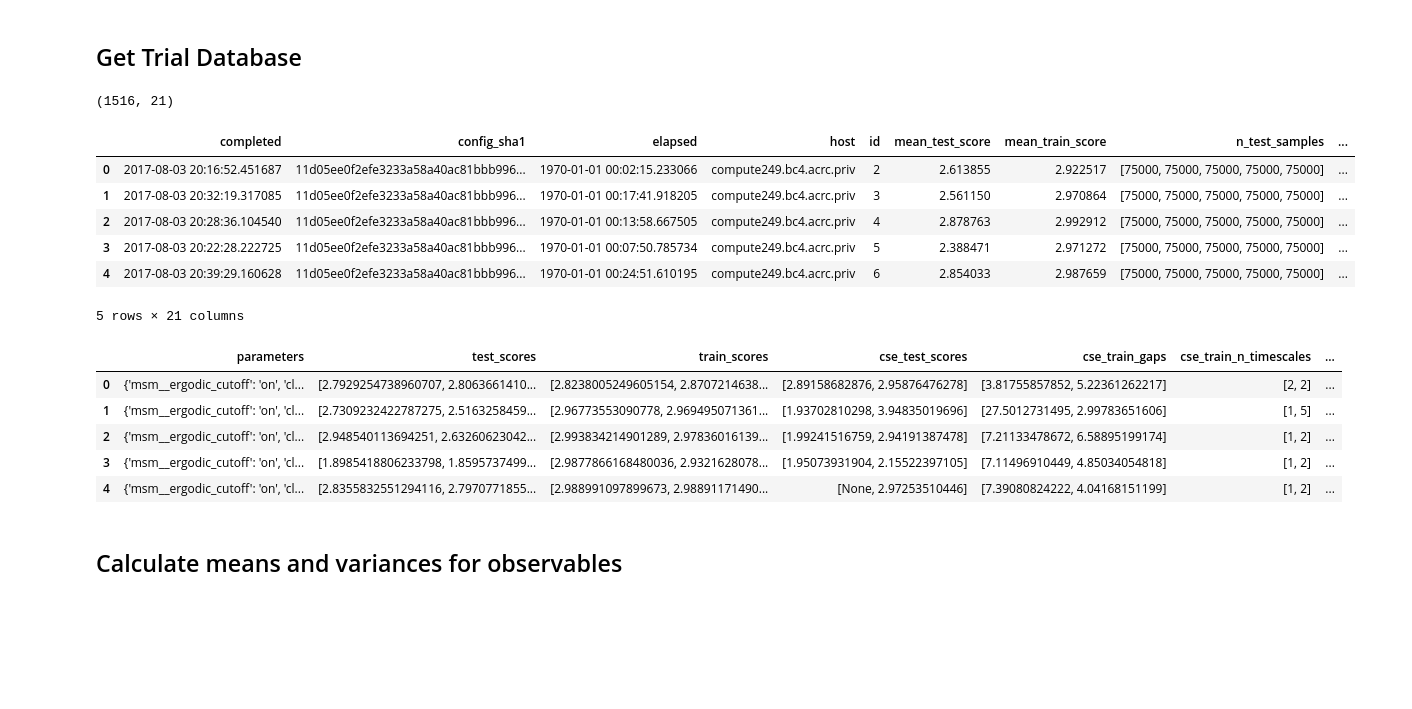
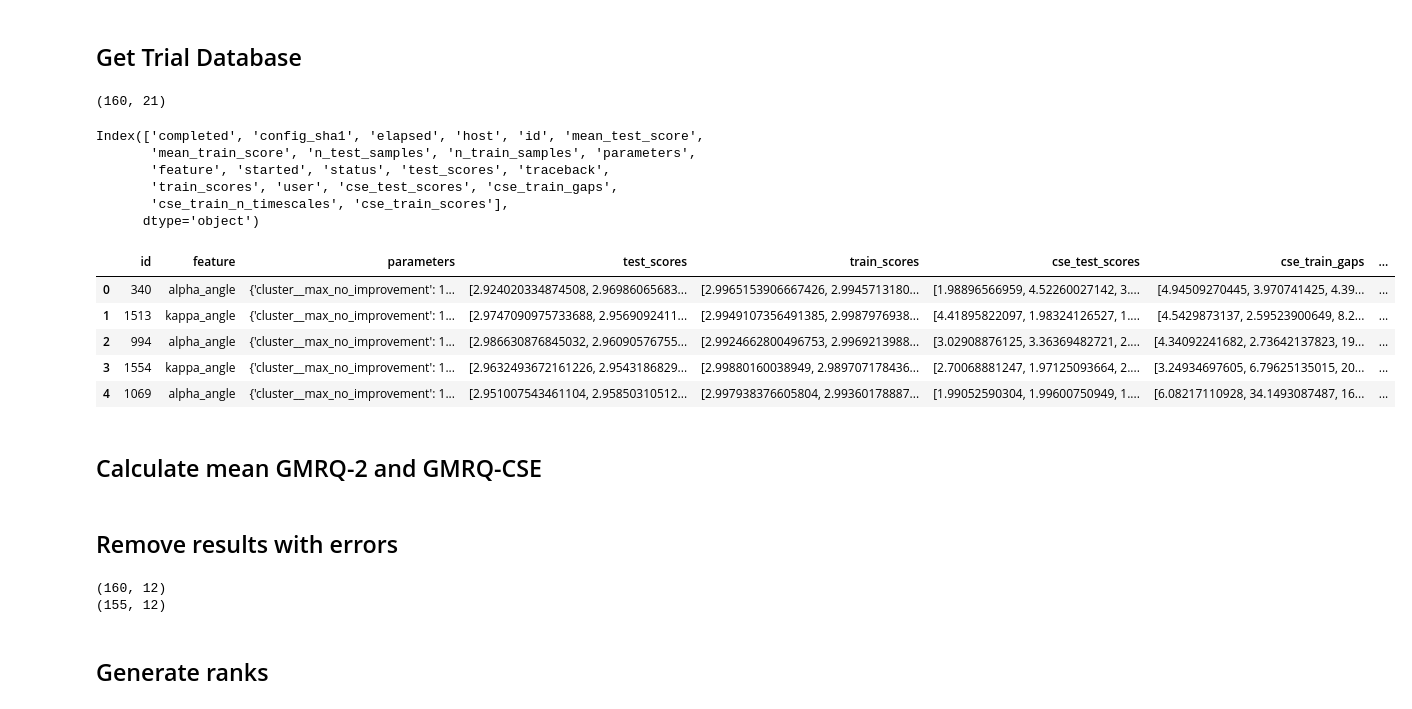
Before and after one commit to RobertArbon/optimize-fs-peptide, a Jupyter notebook: Analysis/DHFR/Trial Results.ipynb, the cells around one changed output. Drawn from its saved outputs; the diff is of its cells as text; code cells hidden in the pictures; blank space fills up the shorter version.

```diff
--- a/Analysis/DHFR/Trial Results.ipynb
+++ b/Analysis/DHFR/Trial Results.ipynb
@@ -10,32 +10,34 @@ import matplotlib.pyplot as plt
 # %%
 # config = Config('/home/robert/Research/hyperparamopt/Trial Data/DHFR/Random-GMRQ-2/alpha_angle.yaml')
 # df = config.trial_results()
-df = pd.read_pickle('/home/robert/Research/hyperparamopt/DHFR/Random-GMRQ-CSE/cse_trials.pickl')
+df = pd.read_pickle('/Users/robert_arbon/Google Drive/Research/Hyperparameter_Optimisation/Code/DHFR/'
+                    'Random-GMRQ-CSE/cse_trials_0-159.pickl')
 # %%
 print(df.shape)
 df.head()
+df.rename(columns={'project_name': 'feature'}, inplace=True)
+df.columns
 # %% [output]
-(1516, 21)
+(160, 21)
-|  | completed | config_sha1 | elapsed | host | id | mean_test_score | mean_train_score | n_test_samples | ... |
-| 0 | 2017-08-03 20:16:52.451687 | 11d05ee0f2efe3233a58a40ac81bbb996... | 1970-01-01 00:02:15.233066 | compute249.bc4.acrc.priv | 2 | 2.613855 | 2.922517 | [75000, 75000, 75000, 75000, 75000] | ... |
-| 1 | 2017-08-03 20:32:19.317085 | 11d05ee0f2efe3233a58a40ac81bbb996... | 1970-01-01 00:17:41.918205 | compute249.bc4.acrc.priv | 3 | 2.561150 | 2.970864 | [75000, 75000, 75000, 75000, 75000] | ... |
-| 2 | 2017-08-03 20:28:36.104540 | 11d05ee0f2efe3233a58a40ac81bbb996... | 1970-01-01 00:13:58.667505 | compute249.bc4.acrc.priv | 4 | 2.878763 | 2.992912 | [75000, 75000, 75000, 75000, 75000] | ... |
-| 3 | 2017-08-03 20:22:28.222725 | 11d05ee0f2efe3233a58a40ac81bbb996... | 1970-01-01 00:07:50.785734 | compute249.bc4.acrc.priv | 5 | 2.388471 | 2.971272 | [75000, 75000, 75000, 75000, 75000] | ... |
-| 4 | 2017-08-03 20:39:29.160628 | 11d05ee0f2efe3233a58a40ac81bbb996... | 1970-01-01 00:24:51.610195 | compute249.bc4.acrc.priv | 6 | 2.854033 | 2.987659 | [75000, 75000, 75000, 75000, 75000] | ... |
-5 rows × 21 columns
+Index(['completed', 'config_sha1', 'elapsed', 'host', 'id', 'mean_test_score',
+       'mean_train_score', 'n_test_samples', 'n_train_samples', 'parameters',
+       'feature', 'started', 'status', 'test_scores', 'traceback',
+       'train_scores', 'user', 'cse_test_scores', 'cse_train_gaps',
+       'cse_train_n_timescales', 'cse_train_scores'],
+      dtype='object')
 # %%
-df = df.loc[:,['parameters', 'test_scores', 'train_scores', 'cse_test_scores',
+df = df.loc[:,['id', 'feature', 'parameters', 'test_scores', 'train_scores', 'cse_test_scores',
                'cse_train_gaps', 'cse_train_n_timescales' , 'cse_train_scores']]
 df.head()
 # %% [output]
-|  | parameters | test_scores | train_scores | cse_test_scores | cse_train_gaps | cse_train_n_timescales | ... |
-| 0 | {'msm__ergodic_cutoff': 'on', 'cl... | [2.7929254738960707, 2.8063661410... | [2.8238005249605154, 2.8707214638... | [2.89158682876, 2.95876476278] | [3.81755857852, 5.22361262217] | [2, 2] | ... |
-| 1 | {'msm__ergodic_cutoff': 'on', 'cl... | [2.7309232422787275, 2.5163258459... | [2.96773553090778, 2.969495071361... | [1.93702810298, 3.94835019696] | [27.5012731495, 2.99783651606] | [1, 5] | ... |
-| 2 | {'msm__ergodic_cutoff': 'on', 'cl... | [2.948540113694251, 2.63260623042... | [2.993834214901289, 2.97836016139... | [1.99241516759, 2.94191387478] | [7.21133478672, 6.58895199174] | [1, 2] | ... |
-| 3 | {'msm__ergodic_cutoff': 'on', 'cl... | [1.8985418806233798, 1.8595737499... | [2.9877866168480036, 2.9321628078... | [1.95073931904, 2.15522397105] | [7.11496910449, 4.85034054818] | [1, 2] | ... |
-| 4 | {'msm__ergodic_cutoff': 'on', 'cl... | [2.8355832551294116, 2.7970771855... | [2.988991097899673, 2.98891171490... | [None, 2.97253510446] | [7.39080824222, 4.04168151199] | [1, 2] | ... |
+|  | id | feature | parameters | test_scores | train_scores | cse_test_scores | cse_train_gaps | ... |
+| 0 | 340 | alpha_angle | {'cluster__max_no_improvement': 1... | [2.924020334874508, 2.96986065683... | [2.9965153906667426, 2.9945713180... | [1.98896566959, 4.52260027142, 3.... | [4.94509270445, 3.970741425, 4.39... | ... |
+| 1 | 1513 | kappa_angle | {'cluster__max_no_improvement': 1... | [2.9747090975733688, 2.9569092411... | [2.9949107356491385, 2.9987976938... | [4.41895822097, 1.98324126527, 1.... | [4.5429873137, 2.59523900649, 8.2... | ... |
+| 2 | 994 | alpha_angle | {'cluster__max_no_improvement': 1... | [2.986630876845032, 2.96090576755... | [2.9924662800496753, 2.9969213988... | [3.02908876125, 3.36369482721, 2.... | [4.34092241682, 2.73642137823, 19... | ... |
+| 3 | 1554 | kappa_angle | {'cluster__max_no_improvement': 1... | [2.9632493672161226, 2.9543186829... | [2.99880160038949, 2.989707178436... | [2.70068881247, 1.97125093664, 2.... | [3.24934697605, 6.79625135015, 20... | ... |
+| 4 | 1069 | alpha_angle | {'cluster__max_no_improvement': 1... | [2.951007543461104, 2.95850310512... | [2.997938376605804, 2.99360178887... | [1.99052590304, 1.99600750949, 1.... | [6.08217110928, 34.1493087487, 16... | ... |
-# %% [markdown]
-## Calculate means and variances for observables
+# %% [markdown]
+## Calculate mean GMRQ-2 and GMRQ-CSE
 # %%
 def safe_mean(x):
     try:
@@ -58 +60,12 @@ for observable in observables:
         df[observable+'_mean'] = df.loc[:, observable].apply(safe_mean)
+# %% [markdown]
+## Remove results with errors
+# %%
+print(df.shape)
+df.dropna(axis=0, inplace=True)
+print(df.shape)
+# %% [output]
+(160, 12)
+(155, 12)
+# %% [markdown]
+## Generate ranks
```
Also changed, not shown: parts of 18 cells of this notebook, 12 other files.
